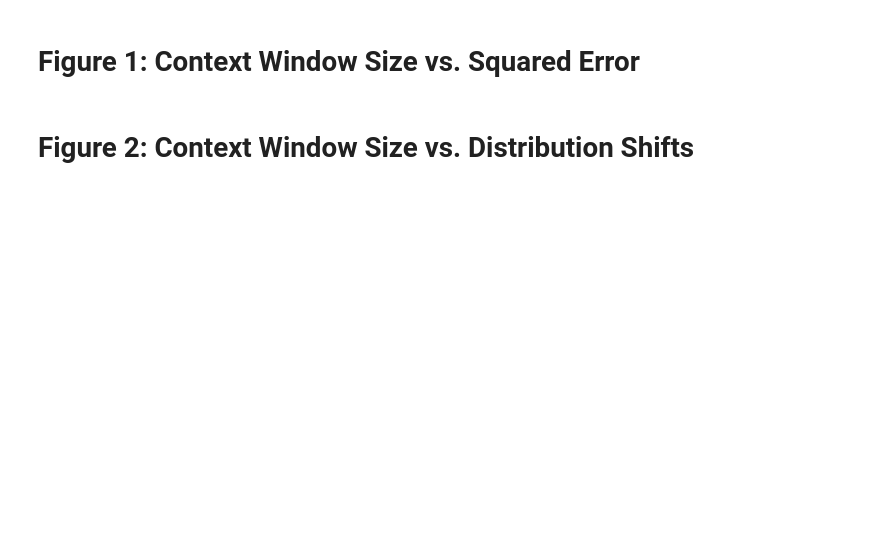
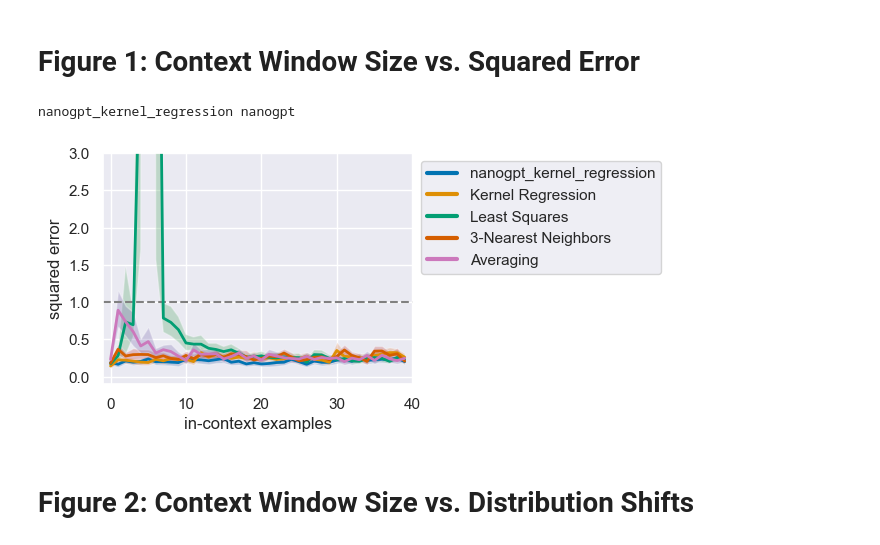
Before and after one commit to joyjwlee/cs182_final_proj, a Jupyter notebook: src/eval.ipynb, the cells around one changed output. Cells and saved outputs as stored; diff of their text form; code cells hidden in the pictures; blank space fills up the shorter version.

Commit message:
[EVAL] Got 2 of the needed plots. Just need data

```diff
--- a/src/eval.ipynb
+++ b/src/eval.ipynb
@@ -53,14 +54,16 @@ TypeError: expected str, bytes or os.PathLike object, not list
 # %% [markdown]
 # Figure 1: Context Window Size vs. Squared Error
 # %%
-
 def valid_row(r):
-    return r.task == task and r.run_id == run_id
+    return r.task == task and r.run_id == run_id_nanogpt
 
 metrics = collect_results(run_dir, df, valid_row=valid_row)
 _, conf = get_model_from_run(run_path_nanogpt, only_conf=True)
 n_dims = conf.model.n_dims
 
-models = relevant_model_names[task + "_" + run_id]
+models = relevant_model_names[task + "_" + run_id_nanogpt]
 basic_plot(metrics["standard"], models=models)
 plt.show()
+# %% [output]
+nanogpt_kernel_regression nanogpt
+[figure, added]
```
Also changed, not shown: parts of 5 cells of this notebook, 2 other files.
